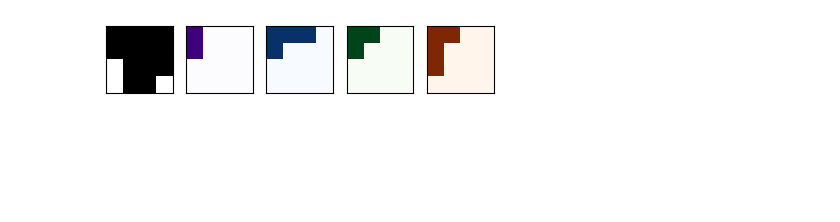
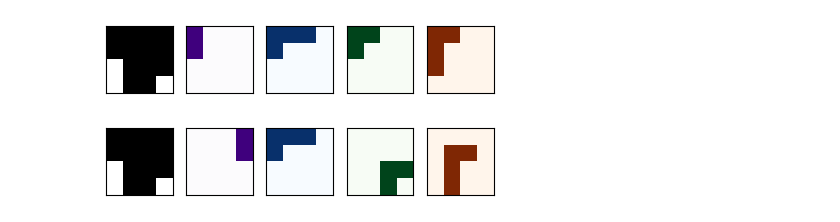
Before and after one commit to mpvanderschelling/puzzle_package_summer_school, a Jupyter notebook: test_env.ipynb, the cells around one changed output. Saved outputs shown, nothing was run; the diff lists cells and outputs as text; code cells hidden in the pictures; blank space fills up the shorter version.

```diff
--- a/test_env.ipynb
+++ b/test_env.ipynb
@@ -10,3 +10,7 @@ obs, state = env.reset(jr.key(4), EnvParams())
 state.roll_top_left().plot()
 # %% [output]
 [figure]
+# %%
+state.plot()
+# %% [output]
+[figure, added]
```
Also changed, not shown: 2 other files.
